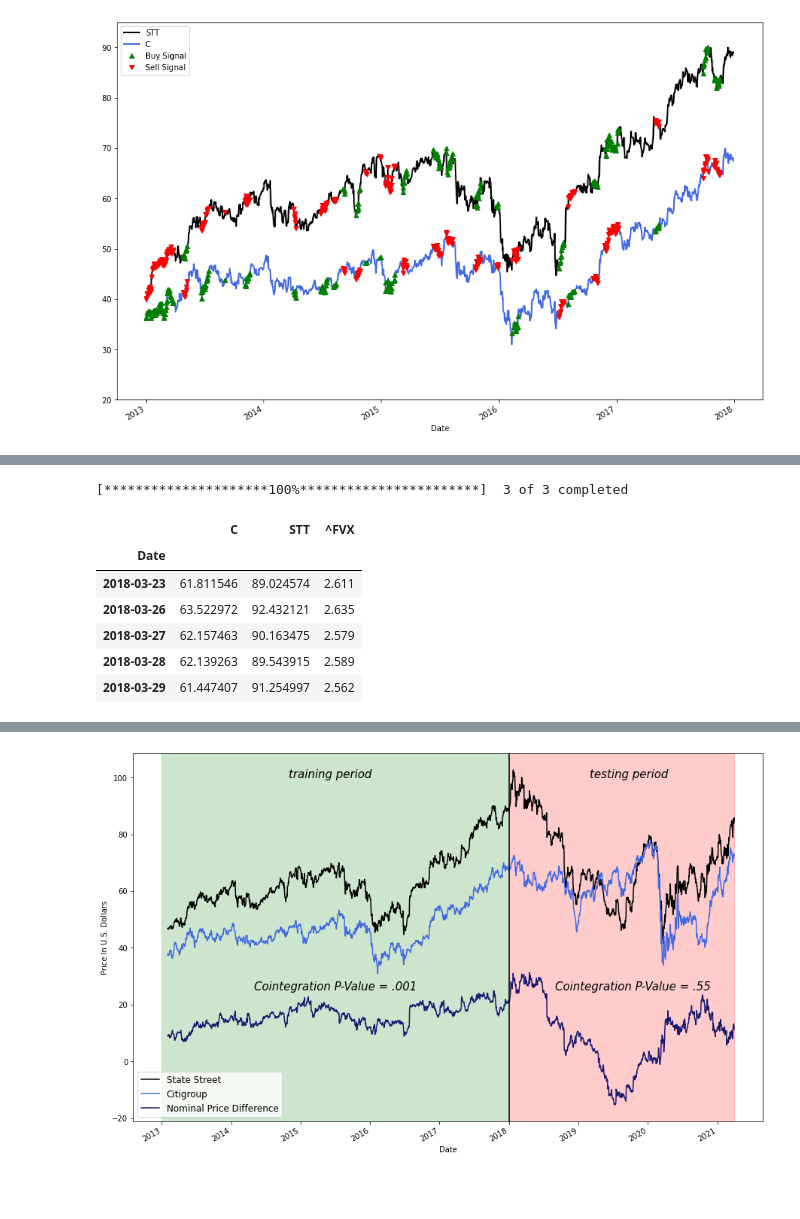
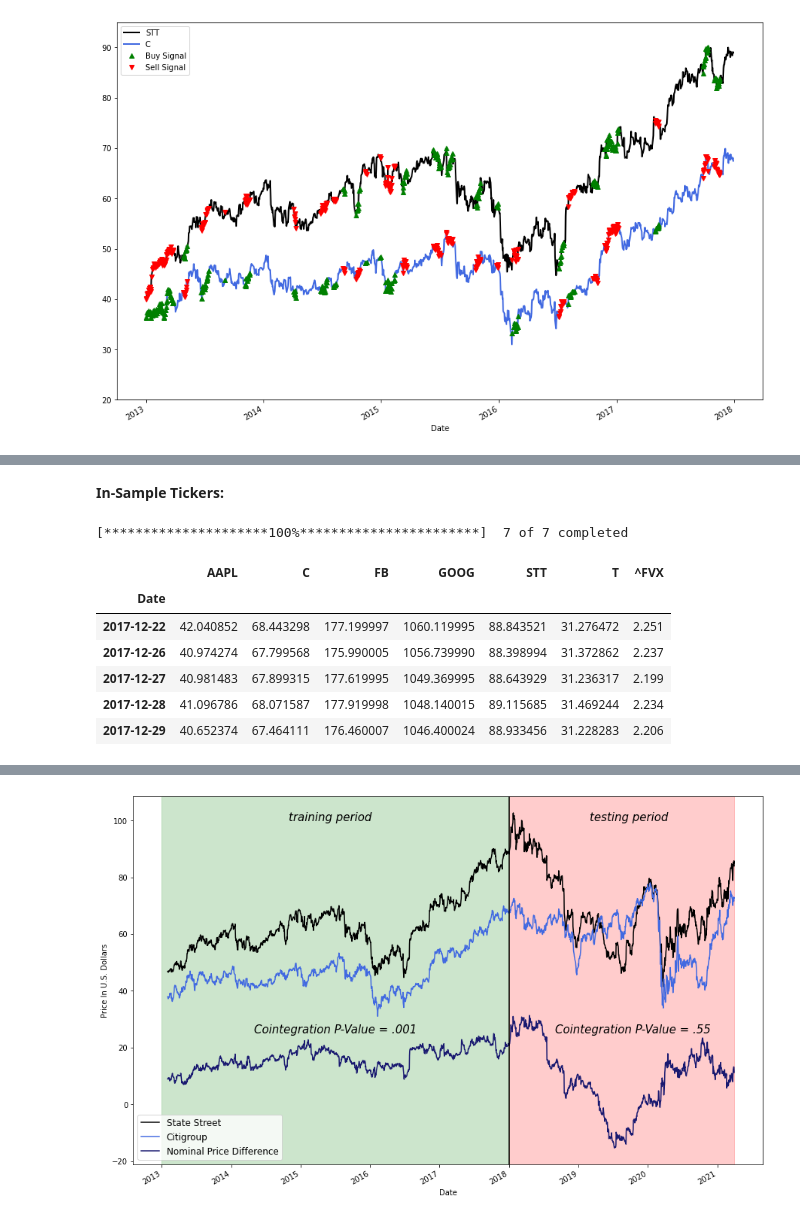
Before and after one commit to AJeanis/Pairs-Trading, a Jupyter notebook: Pairs Trading.ipynb, the cells around one changed output, grey strips where cells are left out. Drawn from its saved outputs; the diff is of its cells as text; code cells hidden in the pictures; blank space fills up the shorter version.

```diff
--- a/Pairs Trading.ipynb
+++ b/Pairs Trading.ipynb
@@ -655,14 +715,16 @@ The total profit between 2013-02-01 and 2018-03-29 was $4587.95
+# %% [markdown]
+**In-Sample Tickers:**
 # %%
-Test_Tickers = [ 'C', 'STT', '^FVX']
-test_data = yf.download(Test_Tickers, start="2013-02-01", end="2018-04-01")
+Coint_Tickers = [ 'C', 'STT', '^FVX', 'GOOG', 'AAPL', 'T','FB']
+test_data = yf.download(Coint_Tickers, start="2013-01-01", end="2018-01-01")
 test_df = test_data["Adj Close"].dropna(how="all")
 test_df.tail()
 # %% [output]
-[*********************100%***********************]  3 of 3 completed
+[*********************100%***********************]  7 of 7 completed
-|  | C | STT | ^FVX |
-| Date |  |  |  |
-| 2018-03-23 | 61.811546 | 89.024574 | 2.611 |
-| 2018-03-26 | 63.522972 | 92.432121 | 2.635 |
-| 2018-03-27 | 62.157463 | 90.163475 | 2.579 |
-| 2018-03-28 | 62.139263 | 89.543915 | 2.589 |
-| 2018-03-29 | 61.447407 | 91.254997 | 2.562 |
+|  | AAPL | C | FB | GOOG | STT | T | ^FVX |
+| Date |  |  |  |  |  |  |  |
+| 2017-12-22 | 42.040852 | 68.443298 | 177.199997 | 1060.119995 | 88.843521 | 31.276472 | 2.251 |
+| 2017-12-26 | 40.974274 | 67.799568 | 175.990005 | 1056.739990 | 88.398994 | 31.372862 | 2.237 |
+| 2017-12-27 | 40.981483 | 67.899315 | 177.619995 | 1049.369995 | 88.643929 | 31.236317 | 2.199 |
+| 2017-12-28 | 41.096786 | 68.071587 | 177.919998 | 1048.140015 | 89.115685 | 31.469244 | 2.234 |
+| 2017-12-29 | 40.652374 | 67.464111 | 176.460007 | 1046.400024 | 88.933456 | 31.228283 | 2.206 |
```
Also changed, not shown: parts of 47 cells of this notebook.
